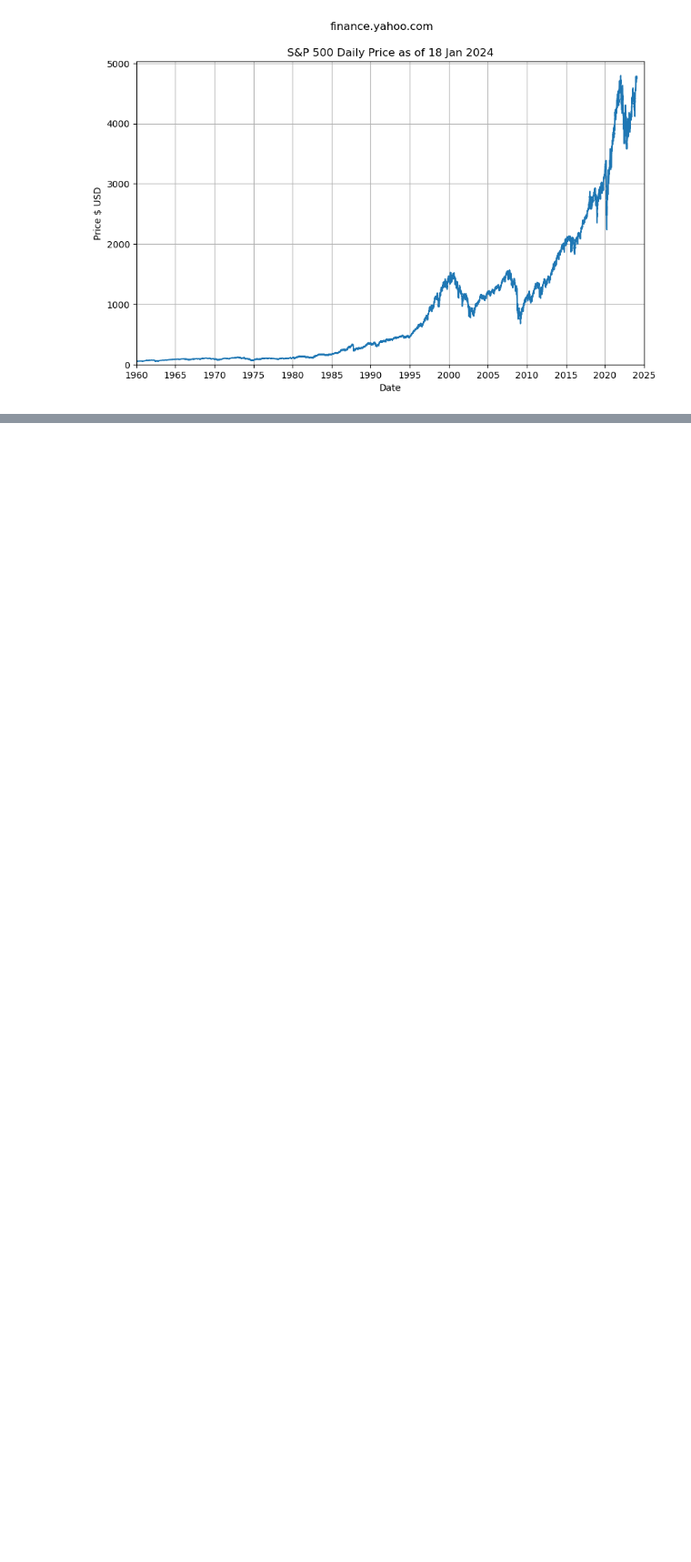
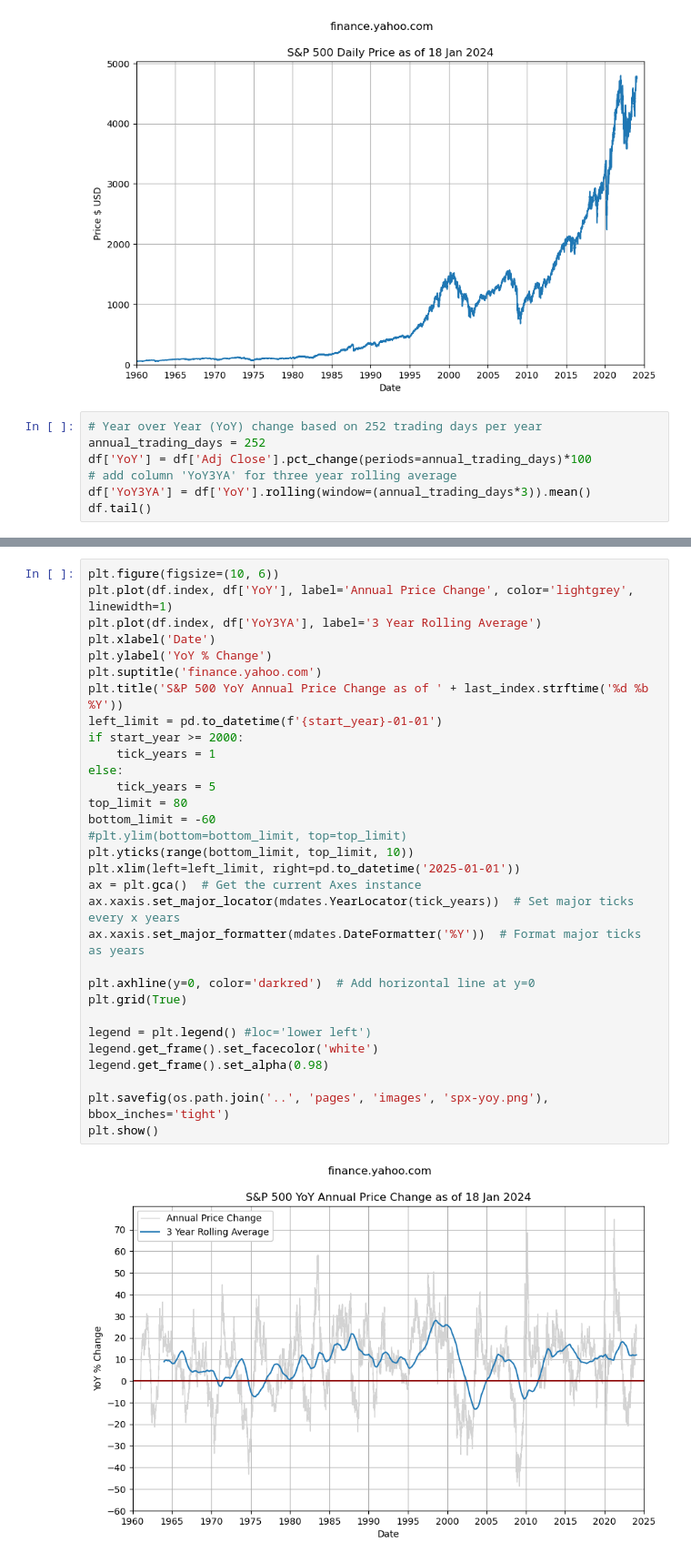
Before and after one commit to mikejonestechno/investment-analytics, a Jupyter notebook: notebooks/spx-prices.ipynb, the cells around one changed output, grey strips where cells are left out. Shown at 91% size. Drawn from its saved outputs; the diff is of its cells as text; blank space fills up the shorter version.

```diff
--- a/notebooks/spx-prices.ipynb
+++ b/notebooks/spx-prices.ipynb
@@ -63,3 +63,10 @@ plt.savefig(os.path.join('..', 'pages', 'images', 'spx-history.png'), bbox_inche
 plt.show()
 # %% [output]
 [figure]
+# %%
+# Year over Year (YoY) change based on 252 trading days per year
+annual_trading_days = 252
+df['YoY'] = df['Adj Close'].pct_change(periods=annual_trading_days)*100
+# add column 'YoY3YA' for three year rolling average
+df['YoY3YA'] = df['YoY'].rolling(window=(annual_trading_days*3)).mean()
+df.tail()
@@ -65,0 +81,33 @@ plt.show()
+# %%
+plt.figure(figsize=(10, 6))
+plt.plot(df.index, df['YoY'], label='Annual Price Change', color='lightgrey', linewidth=1)
+plt.plot(df.index, df['YoY3YA'], label='3 Year Rolling Average')
+plt.xlabel('Date')
+plt.ylabel('YoY % Change')
+plt.suptitle('finance.yahoo.com')
+plt.title('S&P 500 YoY Annual Price Change as of ' + last_index.strftime('%d %b %Y'))
+left_limit = pd.to_datetime(f'{start_year}-01-01')
+if start_year >= 2000:
+    tick_years = 1
+else:
+    tick_years = 5
+top_limit = 80
+bottom_limit = -60
+#plt.ylim(bottom=bottom_limit, top=top_limit)
+plt.yticks(range(bottom_limit, top_limit, 10))
+plt.xlim(left=left_limit, right=pd.to_datetime('2025-01-01'))
+ax = plt.gca()  # Get the current Axes instance
+ax.xaxis.set_major_locator(mdates.YearLocator(tick_years))  # Set major ticks every x years
+ax.xaxis.set_major_formatter(mdates.DateFormatter('%Y'))  # Format major ticks as years
+
+plt.axhline(y=0, color='darkred')  # Add horizontal line at y=0
+plt.grid(True)
+
+legend = plt.legend() #loc='lower left')
+legend.get_frame().set_facecolor('white')
+legend.get_frame().set_alpha(0.98)
+
+plt.savefig(os.path.join('..', 'pages', 'images', 'spx-yoy.png'), bbox_inches='tight')
+plt.show()
+# %% [output]
+[figure, added]
```
Also changed, not shown: parts of 2 cells of this notebook, 1 other file.
